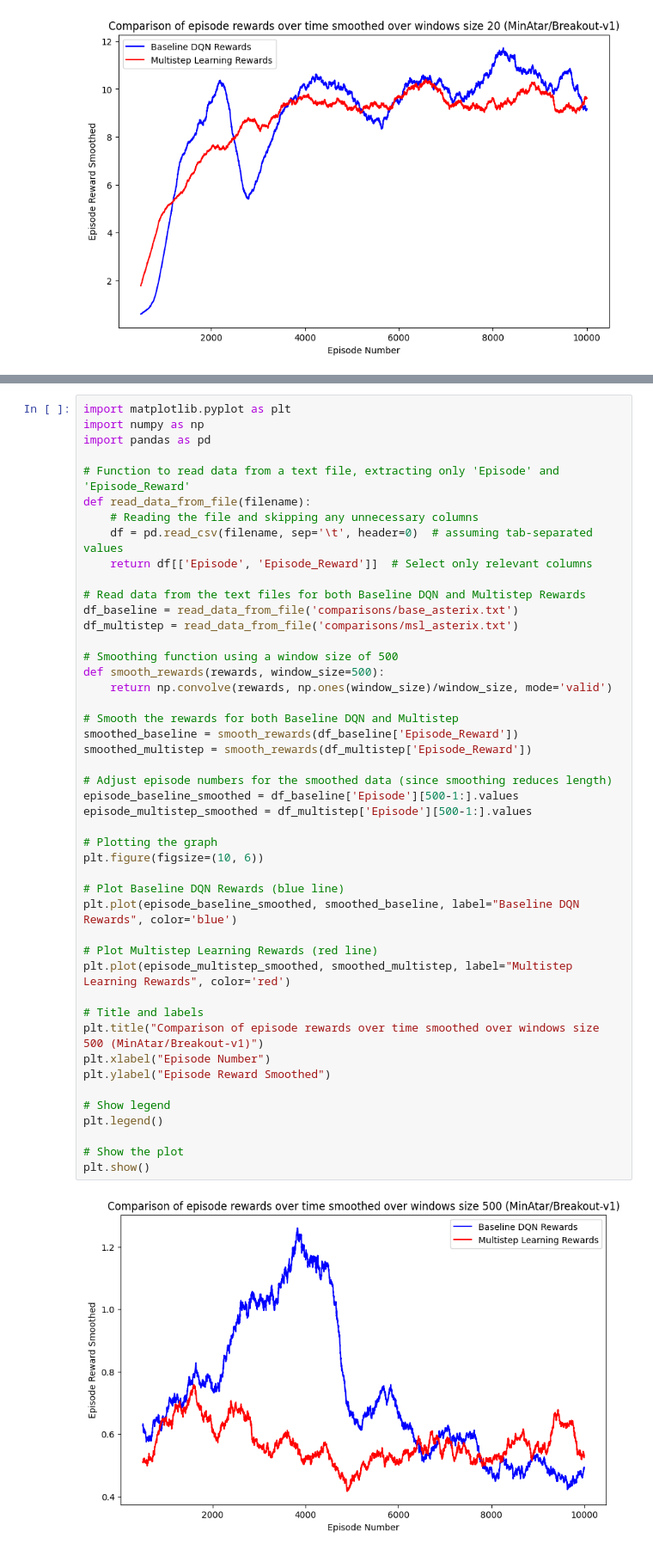
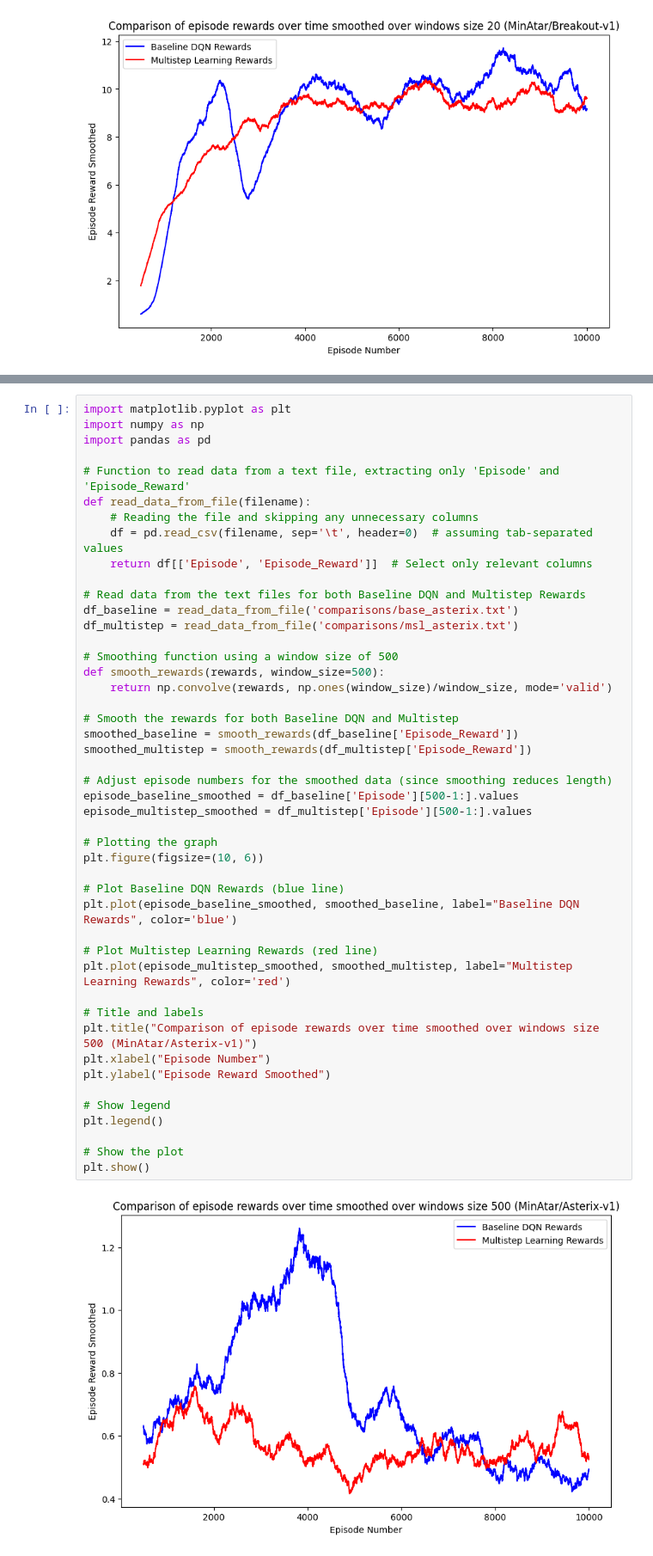
Before and after one commit to iamjumshaid/rl-project, a Jupyter notebook: graphs.ipynb, the cells around one changed output, grey strips where cells are left out. Shown at 86% size. Drawn from its saved outputs; the diff is of its cells as text.

```diff
--- a/graphs.ipynb
+++ b/graphs.ipynb
@@ -113,32 +113,32 @@ df_multistep = read_data_from_file('comparisons/msl_asterix.txt')
 def smooth_rewards(rewards, window_size=500):
     return np.convolve(rewards, np.ones(window_size)/window_size, mode='valid')
 
 # Smooth the rewards for both Baseline DQN and Multistep
 smoothed_baseline = smooth_rewards(df_baseline['Episode_Reward'])
 smoothed_multistep = smooth_rewards(df_multistep['Episode_Reward'])
 
 # Adjust episode numbers for the smoothed data (since smoothing reduces length)
 episode_baseline_smoothed = df_baseline['Episode'][500-1:].values
 episode_multistep_smoothed = df_multistep['Episode'][500-1:].values
 
 # Plotting the graph
 plt.figure(figsize=(10, 6))
 
 # Plot Baseline DQN Rewards (blue line)
 plt.plot(episode_baseline_smoothed, smoothed_baseline, label="Baseline DQN Rewards", color='blue')
 
 # Plot Multistep Learning Rewards (red line)
 plt.plot(episode_multistep_smoothed, smoothed_multistep, label="Multistep Learning Rewards", color='red')
 
 # Title and labels
-plt.title("Comparison of episode rewards over time smoothed over windows size 500 (MinAtar/Breakout-v1)")
+plt.title("Comparison of episode rewards over time smoothed over windows size 500 (MinAtar/Asterix-v1)")
 plt.xlabel("Episode Number")
 plt.ylabel("Episode Reward Smoothed")
 
 # Show legend
 plt.legend()
 
 # Show the plot
 plt.show()
 # %% [output]
-[figure, old version]
+[figure, new version]
```
Also changed, not shown: parts of 1 cell of this notebook, 5 other files.
